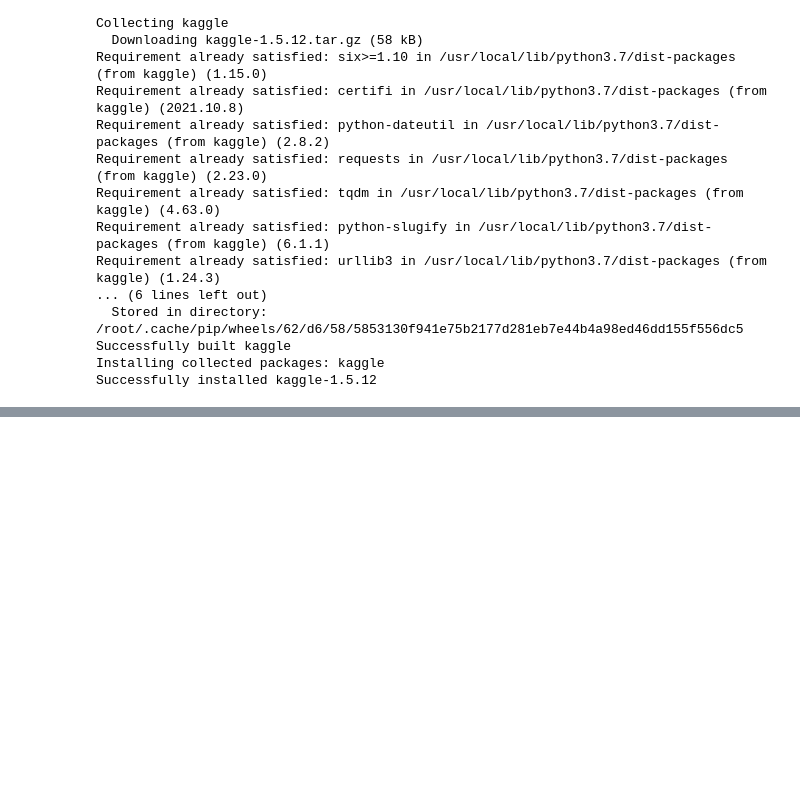
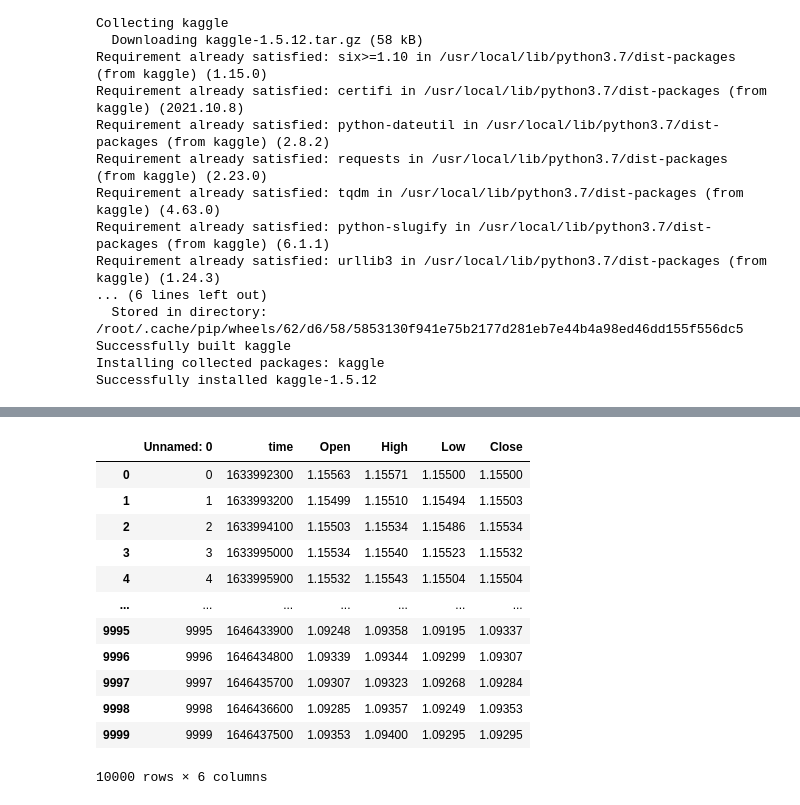
Before and after one commit to dercodeKoenig/colab-KI, a Jupyter notebook: xt_test.ipynb, the cells around one changed output, grey strips where cells are left out. Drawn from its saved outputs; the diff is of its cells as text; code cells hidden in the pictures; blank space fills up the shorter version.

```diff
--- a/xt_test.ipynb
+++ b/xt_test.ipynb
@@ -163,0 +64,17 @@ for i in range(len(X)-sn-4*24):
+# %%
+df = pd.read_csv("current_data.csv")
+df
+# %% [output]
+|  | Unnamed: 0 | time | Open | High | Low | Close |
+| 0 | 0 | 1633992300 | 1.15563 | 1.15571 | 1.15500 | 1.15500 |
+| 1 | 1 | 1633993200 | 1.15499 | 1.15510 | 1.15494 | 1.15503 |
+| 2 | 2 | 1633994100 | 1.15503 | 1.15534 | 1.15486 | 1.15534 |
+| 3 | 3 | 1633995000 | 1.15534 | 1.15540 | 1.15523 | 1.15532 |
+| 4 | 4 | 1633995900 | 1.15532 | 1.15543 | 1.15504 | 1.15504 |
+| ... | ... | ... | ... | ... | ... | ... |
+| 9995 | 9995 | 1646433900 | 1.09248 | 1.09358 | 1.09195 | 1.09337 |
+| 9996 | 9996 | 1646434800 | 1.09339 | 1.09344 | 1.09299 | 1.09307 |
+| 9997 | 9997 | 1646435700 | 1.09307 | 1.09323 | 1.09268 | 1.09284 |
+| 9998 | 9998 | 1646436600 | 1.09285 | 1.09357 | 1.09249 | 1.09353 |
+| 9999 | 9999 | 1646437500 | 1.09353 | 1.09400 | 1.09295 | 1.09295 |
+10000 rows × 6 columns
```
Also changed, not shown: parts of 12 cells of this notebook.
